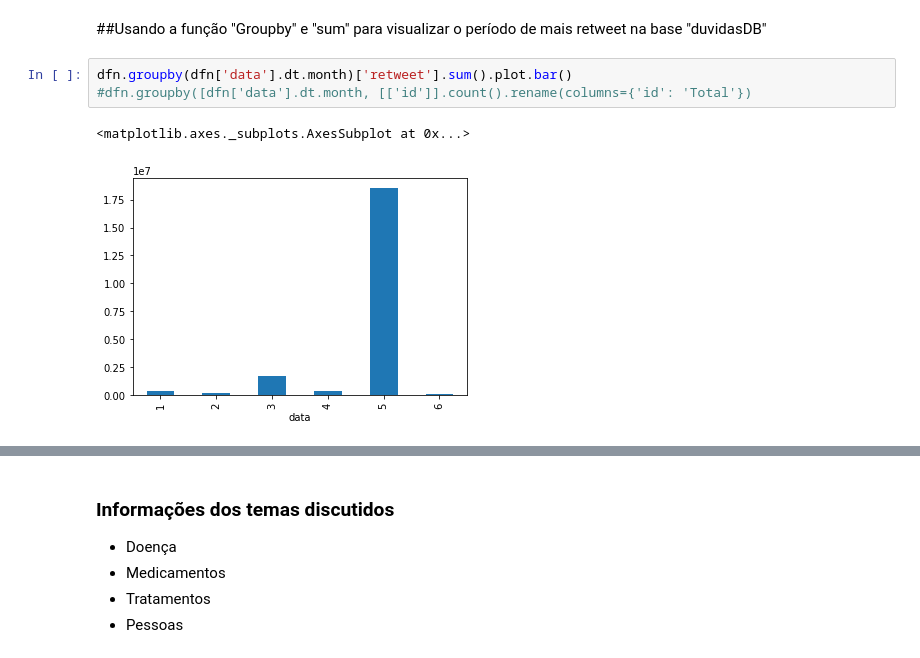
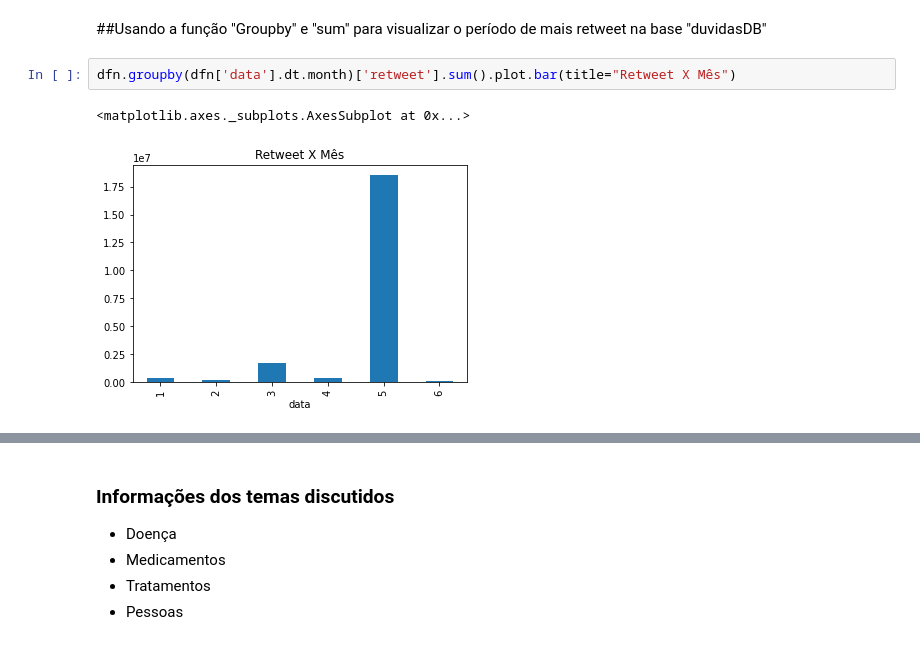
Before and after one commit to Mirnada/Covid_19, a Jupyter notebook: Covid_19.ipynb, the cells around one changed output, grey strips where cells are left out. Saved outputs shown, nothing was run; the diff lists cells and outputs as text.

```diff
--- a/Covid_19.ipynb
+++ b/Covid_19.ipynb
@@ -281,8 +281,7 @@ dfn.head()
 # %% [markdown]
 ##Usando a função "Groupby" e "sum" para visualizar o período de mais retweet na base "duvidasDB"
 # %%
-dfn.groupby(dfn['data'].dt.month)['retweet'].sum().plot.bar()
-#dfn.groupby([dfn['data'].dt.month, [['id']].count().rename(columns={'id': 'Total'})
+dfn.groupby(dfn['data'].dt.month)['retweet'].sum().plot.bar(title="Retweet X Mês")
 # %% [output]
 <matplotlib.axes._subplots.AxesSubplot at 0x...>
-[figure, old version]
+[figure, new version]
```
Also changed, not shown: parts of 3 cells of this notebook.
